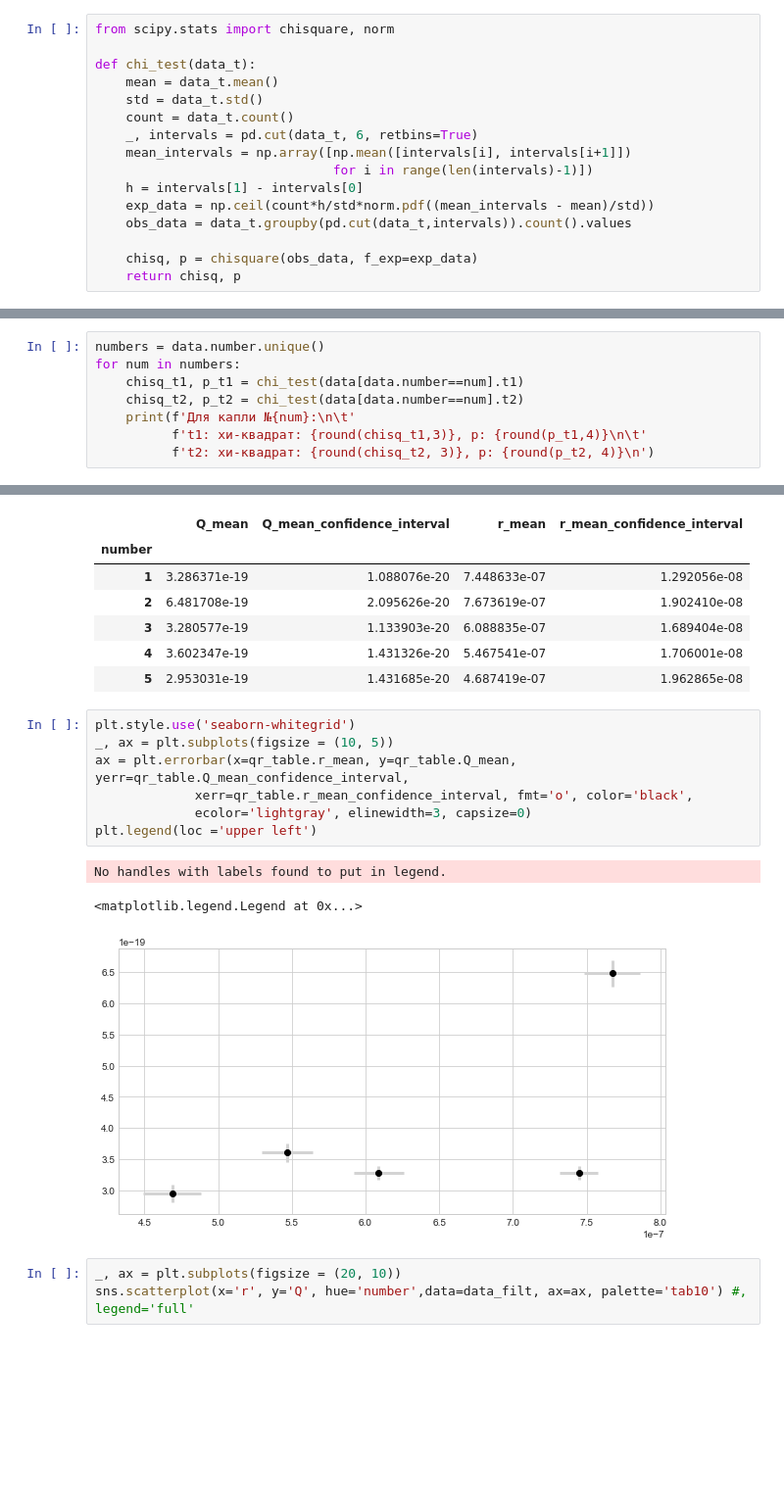
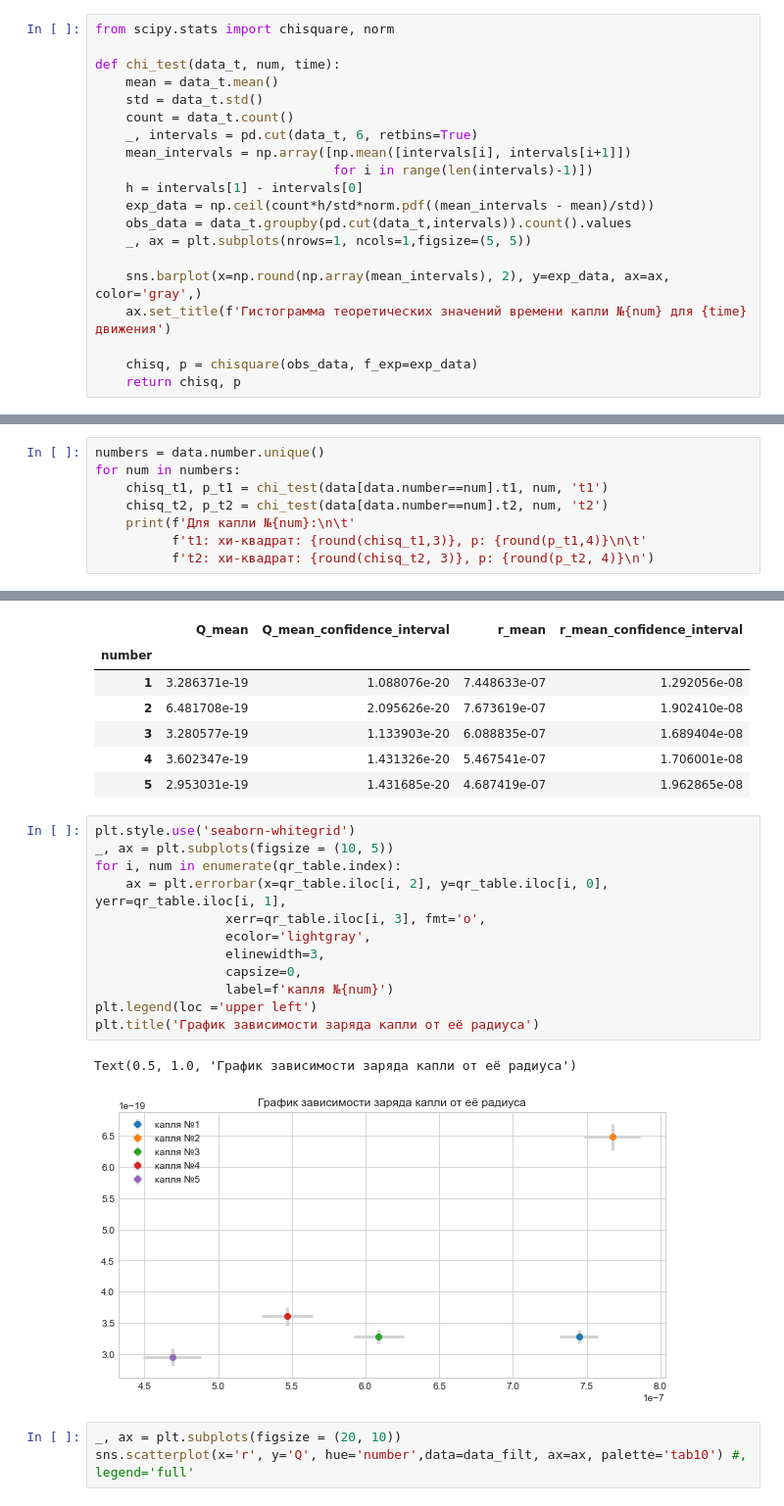
Before and after one commit to BloomBabe/Millikan-s-experience, a Jupyter notebook: notebooks/analyze_v2.ipynb, the cells around one changed output, grey strips where cells are left out. Shown at 98% size. Saved outputs shown, nothing was run; the diff lists cells and outputs as text; blank space fills up the shorter version.

Commit message:
'add_more_graphics'

```diff
--- a/notebooks/analyze_v2.ipynb
+++ b/notebooks/analyze_v2.ipynb
@@ -52,7 +52,7 @@ for i, time in enumerate(['t1', 't2']):
 # %%
 from scipy.stats import chisquare, norm
 
-def chi_test(data_t):
+def chi_test(data_t, num, time):
     mean = data_t.mean()
     std = data_t.std()
     count = data_t.count()
@@ -62,6 +62,10 @@ def chi_test(data_t):
     h = intervals[1] - intervals[0]
     exp_data = np.ceil(count*h/std*norm.pdf((mean_intervals - mean)/std))
     obs_data = data_t.groupby(pd.cut(data_t,intervals)).count().values
+    _, ax = plt.subplots(nrows=1, ncols=1,figsize=(5, 5))
+
+    sns.barplot(x=np.round(np.array(mean_intervals), 2), y=exp_data, ax=ax, color='gray',)
+    ax.set_title(f'Гистограмма теоретических значений времени капли №{num} для {time} движения')
 
     chisq, p = chisquare(obs_data, f_exp=exp_data)
     return chisq, p
@@ -70,8 +74,8 @@ def chi_test(data_t):
 # %%
 numbers = data.number.unique()
 for num in numbers:
-    chisq_t1, p_t1 = chi_test(data[data.number==num].t1)
-    chisq_t2, p_t2 = chi_test(data[data.number==num].t2)
+    chisq_t1, p_t1 = chi_test(data[data.number==num].t1, num, 't1')
+    chisq_t2, p_t2 = chi_test(data[data.number==num].t2, num, 't2')
     print(f'Для капли №{num}:\n\t'
           f't1: хи-квадрат: {round(chisq_t1,3)}, p: {round(p_t1,4)}\n\t'
           f't2: хи-квадрат: {round(chisq_t2, 3)}, p: {round(p_t2, 4)}\n')
@@ -242,14 +256,18 @@ qr_table
 # %%
 plt.style.use('seaborn-whitegrid')
 _, ax = plt.subplots(figsize = (10, 5))
-ax = plt.errorbar(x=qr_table.r_mean, y=qr_table.Q_mean, yerr=qr_table.Q_mean_confidence_interval,
-             xerr=qr_table.r_mean_confidence_interval, fmt='o', color='black',
-             ecolor='lightgray', elinewidth=3, capsize=0)
+for i, num in enumerate(qr_table.index):
+    ax = plt.errorbar(x=qr_table.iloc[i, 2], y=qr_table.iloc[i, 0], yerr=qr_table.iloc[i, 1],
+                 xerr=qr_table.iloc[i, 3], fmt='o',
+                 ecolor='lightgray',
+                 elinewidth=3,
+                 capsize=0,
+                 label=f'капля №{num}')
 plt.legend(loc ='upper left')
+plt.title('График зависимости заряда капли от её радиуса')
 # %% [output]
-No handles with labels found to put in legend.
+Text(0.5, 1.0, 'График зависимости заряда капли от её радиуса')
-<matplotlib.legend.Legend at 0x...>
-[figure, old version]
+[figure, new version]
 # %%
 _, ax = plt.subplots(figsize = (20, 10))
 sns.scatterplot(x='r', y='Q', hue='number',data=data_filt, ax=ax, palette='tab10') #, legend='full'
```
Also changed, not shown: parts of 1 cell of this notebook.
